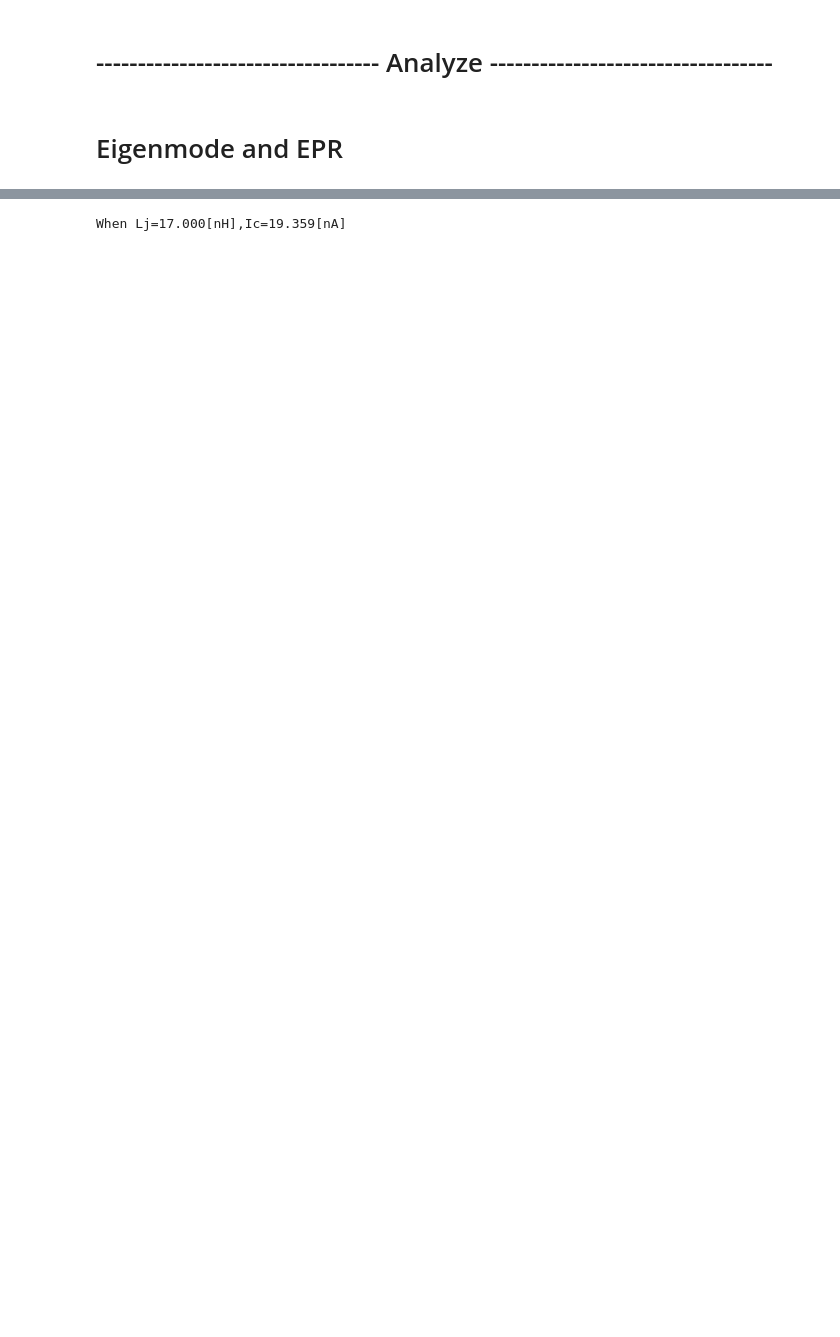
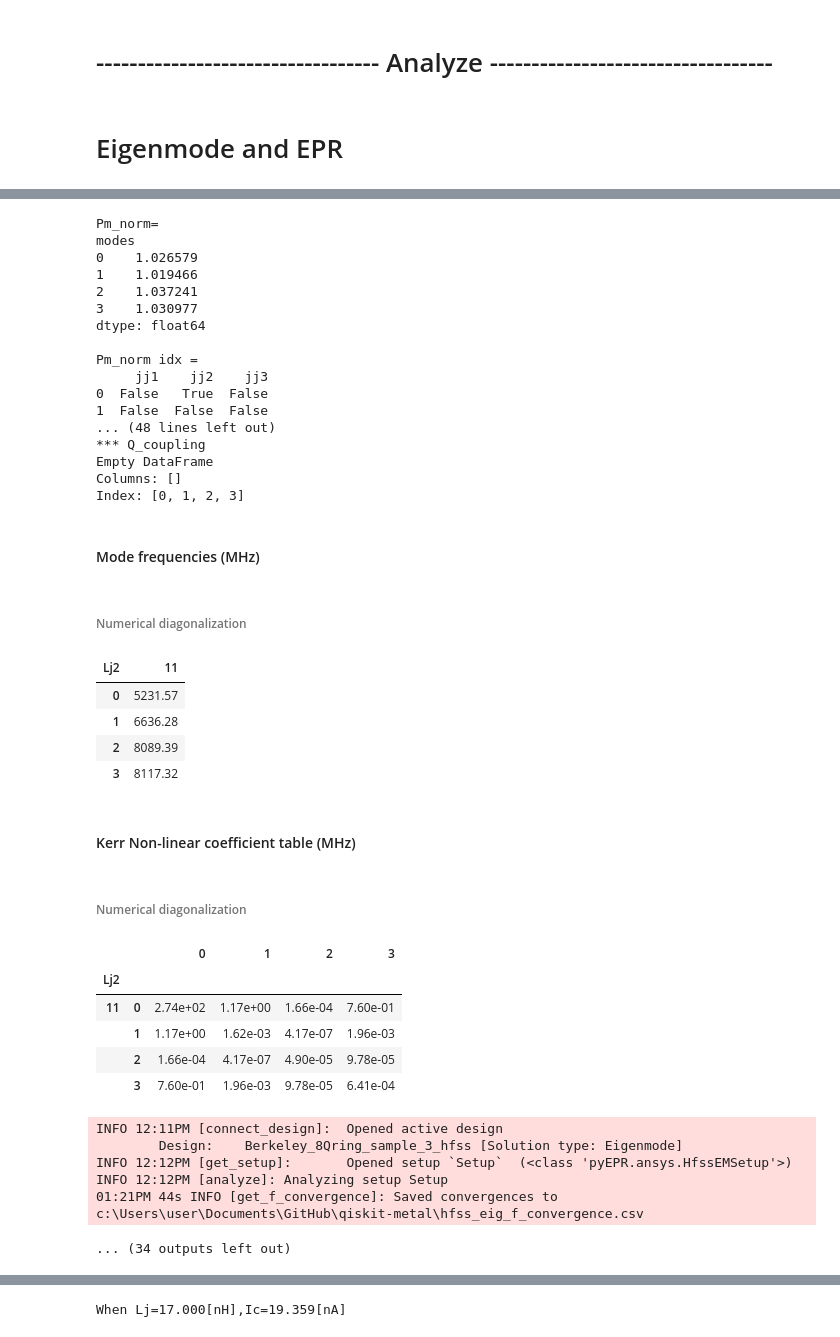
Before and after one commit to GyumLee/qiskit-metal, a Jupyter notebook: Berkeley_TrailBlazer_mimic.ipynb, the cells around one changed output, grey strips where cells are left out. Cells and saved outputs as stored; diff of their text form; code cells hidden in the pictures; blank space fills up the shorter version.

Commit message:
Trailblazer long coupler simulation

```diff
--- a/Berkeley_TrailBlazer_mimic.ipynb
+++ b/Berkeley_TrailBlazer_mimic.ipynb
@@ -172,15 +191,22 @@ q_1 = TransmonPocket_sqnl(design,'Q_1', options = dict(
         pos_x='2mm',
         pos_y='0mm',
         gds_cell_name ='FakeJunction_01',
-        hfss_inductance ='14nH',
+        hfss_inductance = Q1_ind,
         **options_1))
 
 q_2 = TransmonPocket_sqnl(design,'Q_2', options = dict(
         pos_x='3.96mm',
         pos_y='0mm',
         gds_cell_name ='FakeJunction_01',
-        hfss_inductance ='14nH',
+        hfss_inductance = Q2_ind,
         **options_2))
+
+q_3 = TransmonPocket_sqnl(design,'Q_3', options = dict(
+        pos_x='5.92mm',
+        pos_y='0mm',
+        gds_cell_name ='FakeJunction_01',
+        hfss_inductance = Q3_ind,
+        **options_3))
 # %%
 gui.rebuild()
 gui.autoscale()
@@ -448,6 +504,0 @@ eig_qb.sim.setup
-# %%
-eig_qb.sim.run_sim(name="Berkeley_8Qring_sample_3", components=[], open_terminations=[])
-# eig_qb.sim.run(name="Berkeley_8Qring_sample_3", components=[], open_terminations=[])
-# eig_qb.sim.run(name="Berkeley_8Qring_pyEPR_2mode_only_1", components=['Q_1', 'Q_2','Bus_12','Launch_Q_Read','highC_PF_TL','otg_PF','PF','TL','readout1_short','readout_res_1','readout2_short','readout_res_2'], open_terminations=[])
-# eig_qb.sim.run(name="Berkeley_8Qring_sample", components=['Q_1','readout_res_1'], open_terminations=[])
-# eig_qb.sim.run(name="Berkeley_8Qring_sample", components=['Q_1','Q_2','readout_res_1','readout_res_2'], open_terminations=[])
@@ -474,5 +505,6 @@ eig_qb.sim.plot_convergences()
 # %%
-# eig_qb.del_junction()
+eig_qb.del_junction()
 eig_qb.add_junction('jj1', 'Lj1', 'Cj1', rect='JJ_rect_Lj_Q_1_rect_jj', line='JJ_Lj_Q_1_rect_jj_')
 eig_qb.add_junction('jj2', 'Lj2', 'Cj2', rect='JJ_rect_Lj_Q_2_rect_jj', line='JJ_Lj_Q_2_rect_jj_')
-eig_qb.setup.sweep_variable = 'Lj1'
+eig_qb.add_junction('jj3', 'Lj3', 'Cj3', rect='JJ_rect_Lj_Q_3_rect_jj', line='JJ_Lj_Q_3_rect_jj_')
+eig_qb.setup.sweep_variable = 'Lj2'
@@ -496,0 +511,20 @@ eig_qb.setup
+# %%
+# eig_qb.sim.run_sim(name="Berkeley_8Qring_sample_3", components=['Q_1', 'Q_2','Bus_12'], open_terminations=[], design_name = 'Berkeley_8Qring_sample_3_hfss')
+# eig_qb.sim._analyze(design_name = 'Berkeley_8Qring_sample_3_hfss')  # This line dose not update modeling. It remove result, update setup and do analysis
+# eig_qb.sim.start() # line for when kernel dies. it connect to open ansys again. you can run epr but cannot plot ansys convergence or things related to simulation.
+
+# all_sweeps, return_code = eig_qb.run_sweep(q_1.name,
+#                                            'hfss_inductance',
+#                                             Q1_sweep,
+#                                             components=['Q_1', 'Q_2','Bus_12'], # empty list means all components
+#                                              design_name = 'Berkeley_8Qring_sample_3'
+#                                              )
+
+# resonator induced frequency shift
+all_sweeps, return_code = eig_qb.run_sweep(q_2.name,
+                                           'hfss_inductance',
+                                            Q1_sweep,
+                                            components= ['Q_1','Q_2','Q_3','Bus_12','Bus_23','readout_res_2','readout2_short'], # empty list means all components
+                                             design_name = 'Berkeley_8Qring_sample_3'
+                                             )
+# %% [output]
@@ -496,0 +579,38 @@ eig_qb.setup
+Pm_norm=
+modes
+0    1.026579
+1    1.019466
+2    1.037241
+3    1.030977
+dtype: float64
+
+Pm_norm idx =
+     jj1    jj2    jj3
+0  False   True  False
+1  False  False  False
+... (48 lines left out)
+*** Q_coupling
+Empty DataFrame
+Columns: []
+Index: [0, 1, 2, 3]
+#### Mode frequencies (MHz)
+###### Numerical diagonalization
+| Lj2 | 11 |
+| 0 | 5231.57 |
+| 1 | 6636.28 |
+| 2 | 8089.39 |
+| 3 | 8117.32 |
+#### Kerr Non-linear coefficient table (MHz)
+###### Numerical diagonalization
+|  |  | 0 | 1 | 2 | 3 |
+| Lj2 |  |  |  |  |  |
+| 11 | 0 | 2.74e+02 | 1.17e+00 | 1.66e-04 | 7.60e-01 |
+|  | 1 | 1.17e+00 | 1.62e-03 | 4.17e-07 | 1.96e-03 |
+|  | 2 | 1.66e-04 | 4.17e-07 | 4.90e-05 | 9.78e-05 |
+|  | 3 | 7.60e-01 | 1.96e-03 | 9.78e-05 | 6.41e-04 |
+INFO 12:11PM [connect_design]:  Opened active design
+        Design:    Berkeley_8Qring_sample_3_hfss [Solution type: Eigenmode]
+INFO 12:12PM [get_setup]:       Opened setup `Setup`  (<class 'pyEPR.ansys.HfssEMSetup'>)
+INFO 12:12PM [analyze]: Analyzing setup Setup
+01:21PM 44s INFO [get_f_convergence]: Saved convergences to c:\Users\user\Documents\GitHub\qiskit-metal\hfss_eig_f_convergence.csv
+... (34 outputs left out)
```
Also changed, not shown: parts of 21 cells of this notebook, 2 other files.
